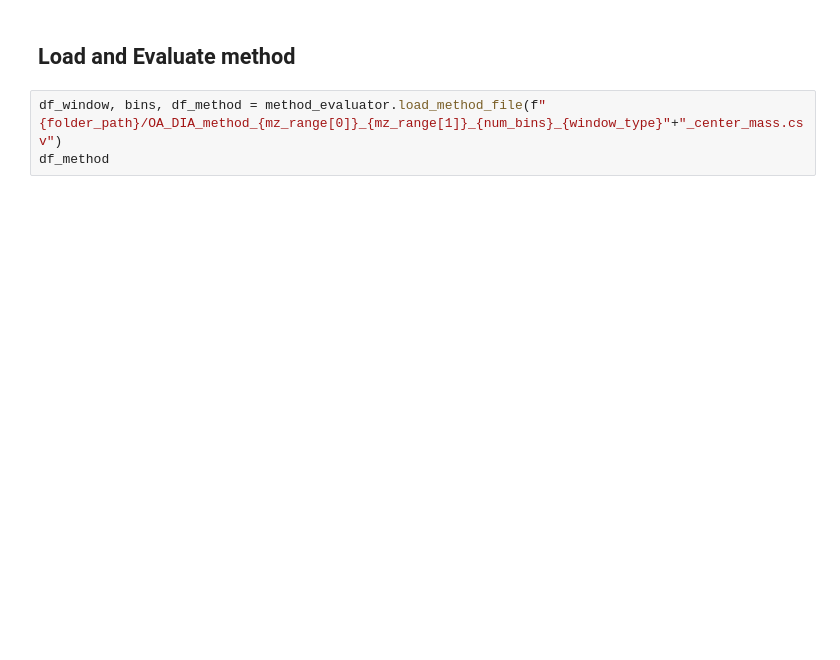
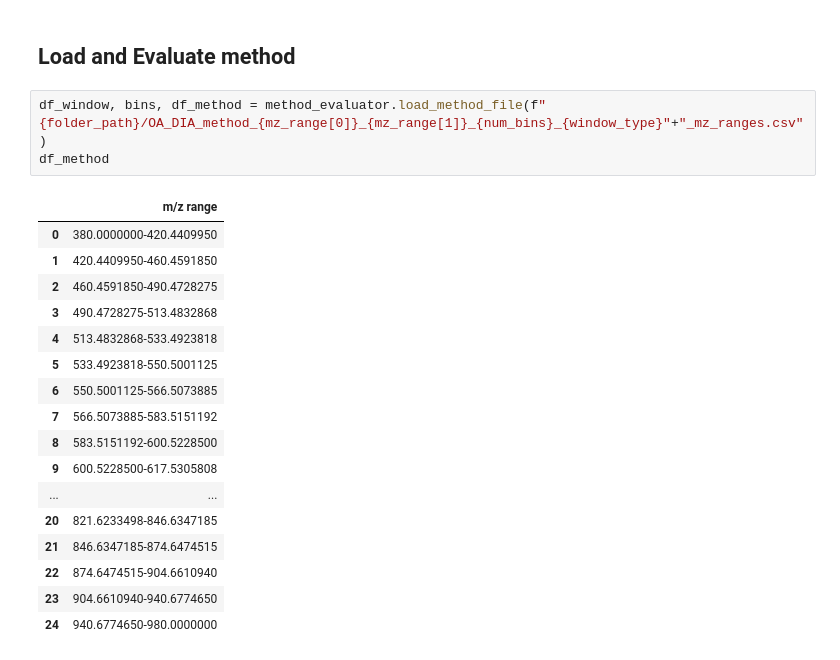
Before and after one commit to MannLabs/pydiaid, a Jupyter notebook: nbs/orbitrap_astral_dia_windows.ipynb, the cells around one changed output. Drawn from its saved outputs; the diff is of its cells as text; blank space fills up the shorter version.

```diff
--- a/nbs/orbitrap_astral_dia_windows.ipynb
+++ b/nbs/orbitrap_astral_dia_windows.ipynb
@@ -102,8 +164,26 @@ df_window, bins = method_creator.create_method(
 # %% [markdown]
 ## Load and Evaluate method
 # %%
-df_window, bins, df_method = method_evaluator.load_method_file(f"{folder_path}/OA_DIA_method_{mz_range[0]}_{mz_range[1]}_{num_bins}_{window_type}"+"_center_mass.csv")
+df_window, bins, df_method = method_evaluator.load_method_file(f"{folder_path}/OA_DIA_method_{mz_range[0]}_{mz_range[1]}_{num_bins}_{window_type}"+"_mz_ranges.csv")
 df_method
+# %% [output]
+|  | m/z range |
+| 0 | 380.0000000-420.4409950 |
+| 1 | 420.4409950-460.4591850 |
+| 2 | 460.4591850-490.4728275 |
+| 3 | 490.4728275-513.4832868 |
+| 4 | 513.4832868-533.4923818 |
+| 5 | 533.4923818-550.5001125 |
+| 6 | 550.5001125-566.5073885 |
+| 7 | 566.5073885-583.5151192 |
+| 8 | 583.5151192-600.5228500 |
+| 9 | 600.5228500-617.5305808 |
+| ... | ... |
+| 20 | 821.6233498-846.6347185 |
+| 21 | 846.6347185-874.6474515 |
+| 22 | 874.6474515-904.6610940 |
+| 23 | 904.6610940-940.6774650 |
+| 24 | 940.6774650-980.0000000 |
 # %%
 # Get statistics with detailed analysis
 stats = method_evaluator.analyze_bins(bins, mz_values)
```
Also changed, not shown: parts of 9 cells of this notebook, 1 other file.
